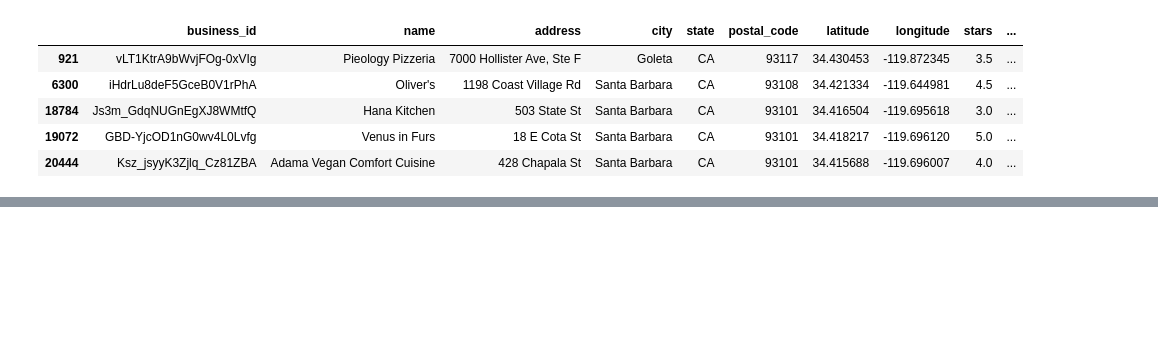
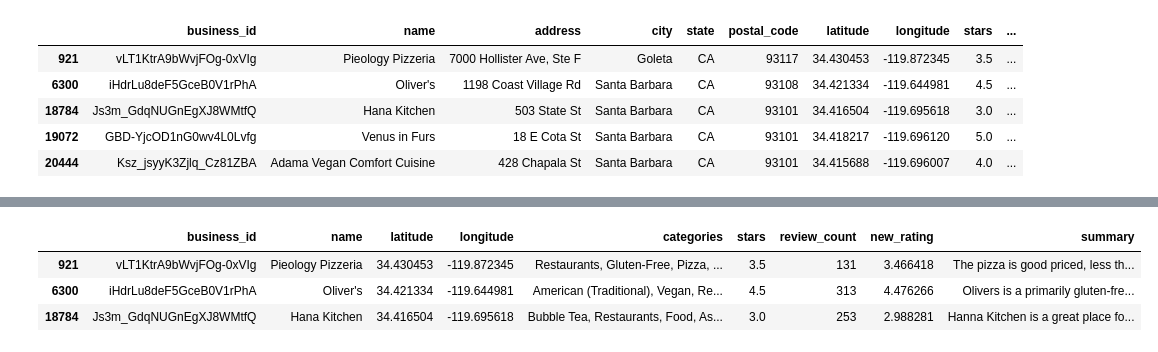
Before and after one commit to lbzfran/mh-foodrec, a Jupyter notebook: recsys/recommendation_system.ipynb, the cells around one changed output, grey strips where cells are left out. Saved outputs shown, nothing was run; the diff lists cells and outputs as text; code cells hidden in the pictures; blank space fills up the shorter version.

Commit message:
finalizing recsys

```diff
--- a/recsys/recommendation_system.ipynb
+++ b/recsys/recommendation_system.ipynb
@@ -94,0 +116,26 @@ Docstring:      <no docstring>
+# %%
+# generate a summary of all reviews related to each business.
+
+from transformers import BartTokenizer, BartForConditionalGeneration
+
+tokenizer = BartTokenizer.from_pretrained('facebook/bart-large-cnn')
+model = BartForConditionalGeneration.from_pretrained('facebook/bart-large-cnn')
+def gen_summary(text):
+    inp = tokenizer.encode("summarize: " + text, return_tensors="pt", max_length=1024, truncation=True)
+    summary_ids = model.generate(inp, min_length=50, max_length=150, length_penalty=2.0, num_beams=2, early_stopping=True)
+    summary = tokenizer.decode(summary_ids[0], skip_special_tokens=True)
+    return summary
+# %%
+final_df = new_df.head(3).copy()
+summaries = []
+for i in business_ids:
+    article = '\n'.join(gen_df.loc[gen_df['business_id'] == i]['text'].tolist())
+    summaries.append(gen_summary(article))
+final_df['summary'] = summaries
+# %%
+final_df.head()
+# %% [output]
+|  | business_id | name | latitude | longitude | categories | stars | review_count | new_rating | summary |
+| 921 | vLT1KtrA9bWvjFOg-0xVIg | Pieology Pizzeria | 34.430453 | -119.872345 | Restaurants, Gluten-Free, Pizza, ... | 3.5 | 131 | 3.466418 | The pizza is good priced, less th... |
+| 6300 | iHdrLu8deF5GceB0V1rPhA | Oliver's | 34.421334 | -119.644981 | American (Traditional), Vegan, Re... | 4.5 | 313 | 4.476266 | Olivers is a primarily gluten-fre... |
+| 18784 | Js3m_GdqNUGnEgXJ8WMtfQ | Hana Kitchen | 34.416504 | -119.695618 | Bubble Tea, Restaurants, Food, As... | 3.0 | 253 | 2.988281 | Hanna Kitchen is a great place fo... |
```
Also changed, not shown: parts of 9 cells of this notebook, 3 other files.
